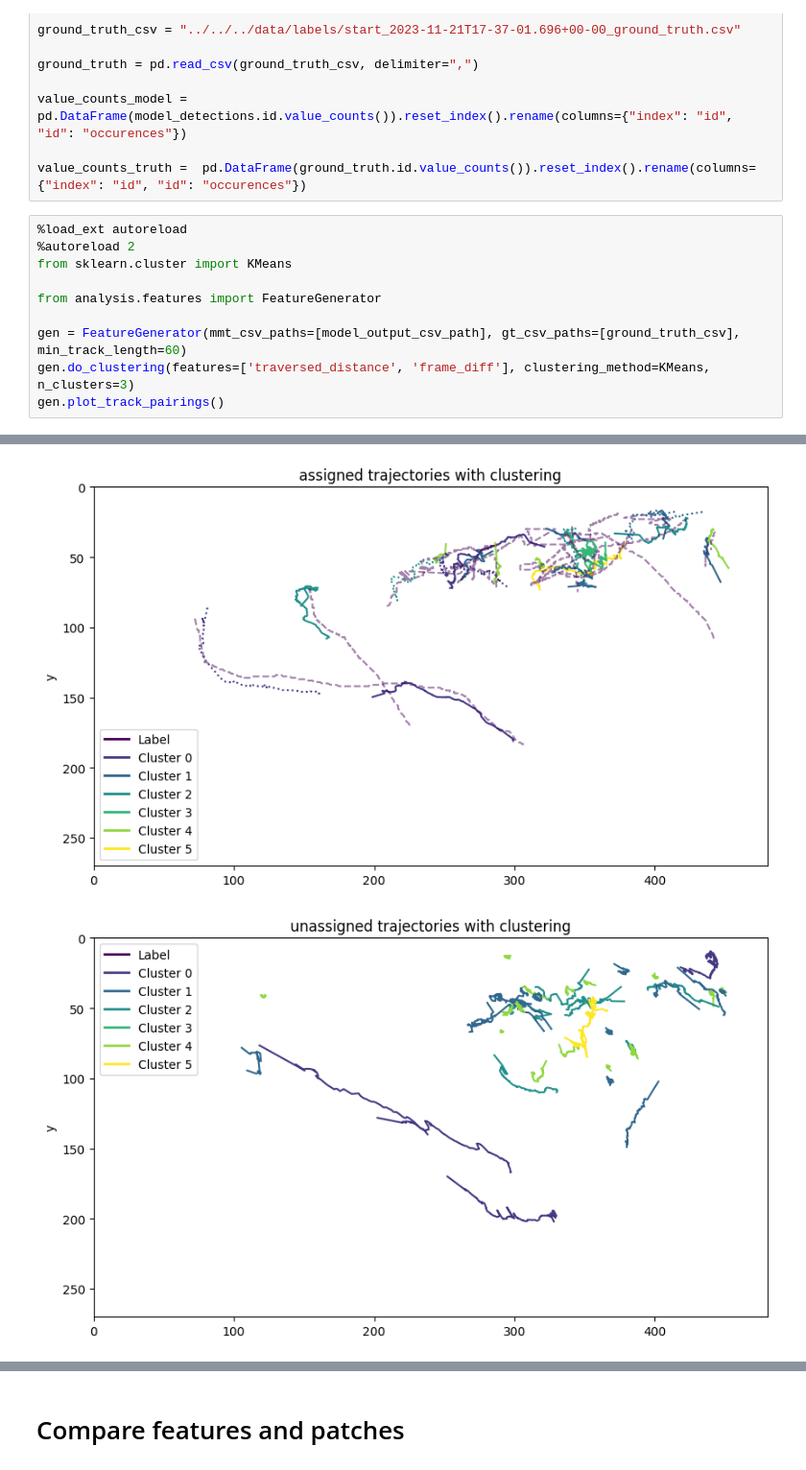
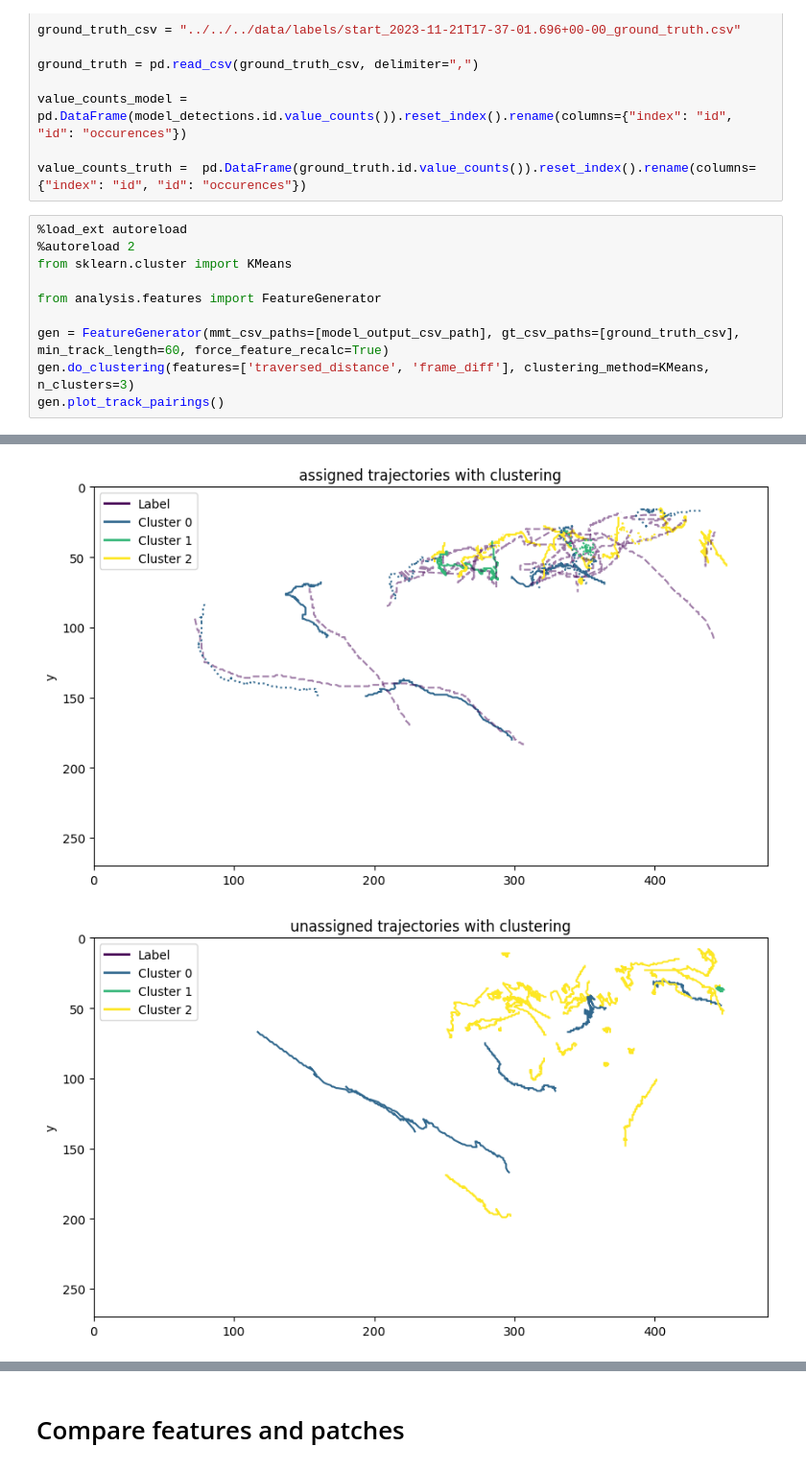
Before and after one commit to axpogroup/AXH-SonarFish, a Jupyter notebook: analysis/1_productionalization/classification_prototyping/more_classification_prototyping.ipynb, the cells around one changed output, grey strips where cells are left out. Shown at 96% size. Drawn from its saved outputs; the diff is of its cells as text.

```diff
--- a/analysis/1_productionalization/classification_prototyping/more_classification_prototyping.ipynb
+++ b/analysis/1_productionalization/classification_prototyping/more_classification_prototyping.ipynb
@@ -28,7 +28,7 @@ from sklearn.cluster import KMeans
 
 from analysis.features import FeatureGenerator
 
-gen = FeatureGenerator(mmt_csv_paths=[model_output_csv_path], gt_csv_paths=[ground_truth_csv], min_track_length=60)
+gen = FeatureGenerator(mmt_csv_paths=[model_output_csv_path], gt_csv_paths=[ground_truth_csv], min_track_length=60, force_feature_recalc=True)
 gen.do_clustering(features=['traversed_distance', 'frame_diff'], clustering_method=KMeans, n_clusters=3)
 gen.plot_track_pairings()
 # %% [output]
@@ -38,2 +37,2 @@ Reading cached features from ..\..\..\data\model_output\start_2023-11-21T17-37-0
-[figure, old version]
+[figure, new version]
-[figure, old version]
+[figure, new version]
```
Also changed, not shown: parts of 3 cells of this notebook, 1 other file.
